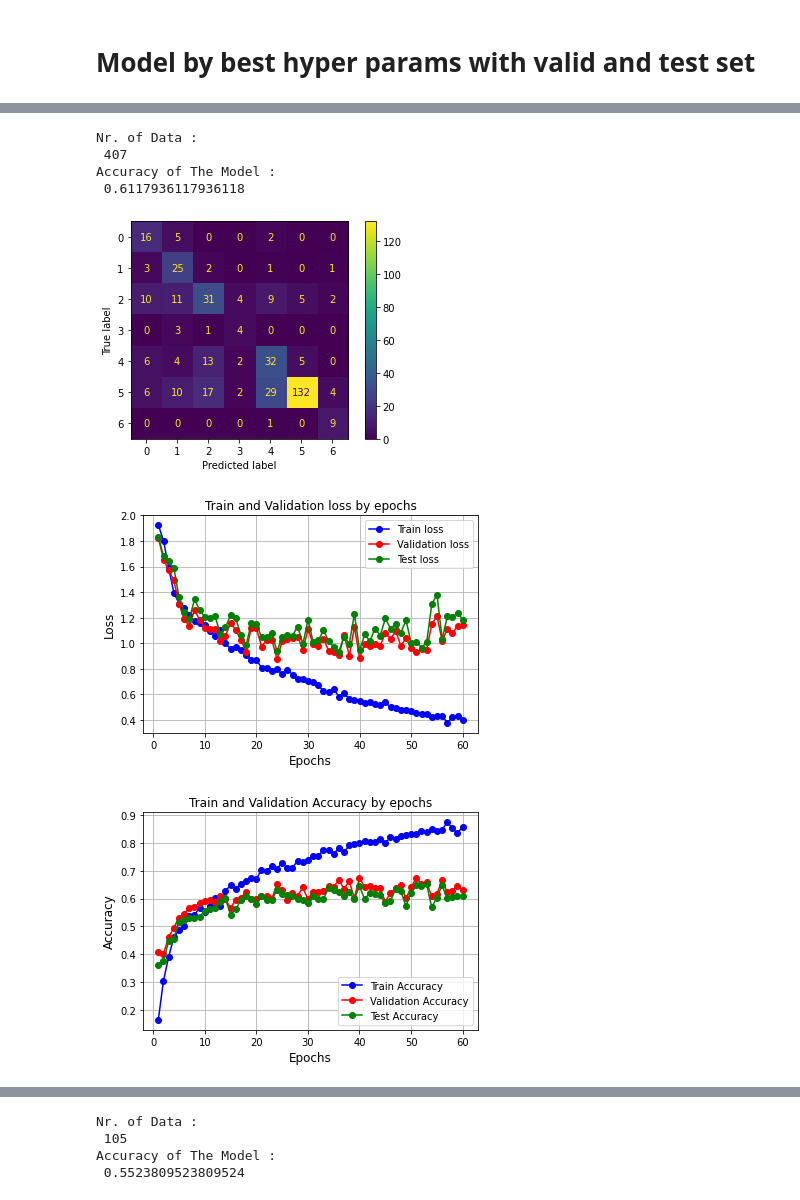
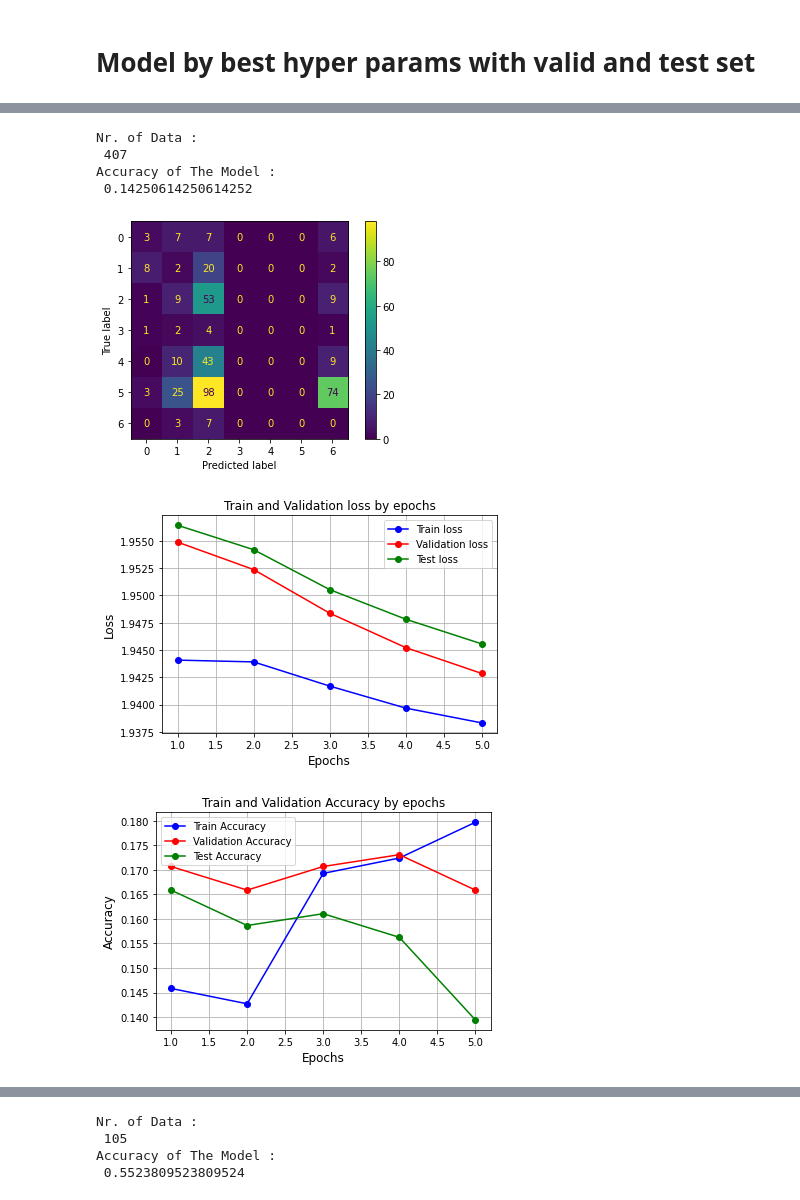
Before and after one commit to sepandms/SkinCare, a Jupyter notebook: CNN_AutoEconder.ipynb, the cells around one changed output, grey strips where cells are left out. Saved outputs shown, nothing was run; the diff lists cells and outputs as text; code cells hidden in the pictures.

```diff
--- a/CNN_AutoEconder.ipynb
+++ b/CNN_AutoEconder.ipynb
@@ -3,9 +3,8 @@
 # %%
 from google.colab import drive
 drive.mount('/content/drive')
-G_path = '/content/drive/MyDrive/DataSources/SkinCare/'
-G_data = '/content/drive/MyDrive/DataSources/SkinCare/DataSet_280x210/'
-G_save = G_path + 'Saved/'
+G_path = '/content/drive/MyDrive/DataSources/SkinCare'
+G_save = G_path + '/Saved/'
 !pip install pickle5
 # %% [output]
 Drive already mounted at /content/drive; to attempt to forcibly remount, call drive.mount("/content/drive", force_remount=True).
@@ -897,23 +897 @@ Max Test Acc:  0.6421568627450981
-# %%
-def plot_loss_accuracy(model_):
-    epochs_X = [i for i in range(1, len( list(model_['train_epoch_loss'])[0]) +1)]
-    plt.subplots(figsize=(6,4))
-    plt.plot(epochs_X , list(model_.train_epoch_loss)[0] , 'bo-', label='Train loss')
-    plt.plot(epochs_X , list(model_.valid_epoch_loss)[0],'ro-', label='Validation loss')
-    plt.plot(epochs_X , list(model_.test_epoch_loss)[0],'go-', label='Test loss')
-    plt.xlabel("Epochs", fontsize = 12)
-    plt.ylabel("Loss", fontsize = 12)
-    plt.grid()
-    plt.legend()
-    plt.title('Train and Validation loss by epochs')
-    plt.show()
-    plt.plot(epochs_X , list(model_.train_epoch_acc)[0] , 'bo-', label='Train Accuracy')
-    plt.plot(epochs_X , list(model_.valid_epoch_acc)[0] ,'ro-', label='Validation Accuracy')
-    plt.plot(epochs_X , list(model_.test_epoch_acc)[0] ,'go-', label='Test Accuracy')
-    plt.xlabel("Epochs", fontsize = 12)
-    plt.ylabel("Accuracy", fontsize = 12)
-    plt.grid()
-    plt.legend()
-    plt.title('Train and Validation Accuracy by epochs')
-    plt.show()
 # %%
@@ -972,14 +922,14 @@ Accuracy of The Model :
 # %%
 print_epochs = True
 
-param1 = {'LR': 1e-3,
- 'Momentum': 0.9,
+param1 = {'LR': 1e-4,
+ 'Momentum': 0.8,
  'Net': CNN_Nets.Net8,
- 'batch_size': 24,
- 'epochs': 60,
+ 'batch_size': 32,
+ 'epochs': 5,
  'loss_func': torch.nn.modules.loss.CrossEntropyLoss,
  'opt_func': torch.optim.SGD,
- 'weight_decay': 1e-2}
+ 'weight_decay': 1e-7}
 
 # with data loader
 Model_Best_Grid = Model_Training_with_loader(**param1,w_sampler = w_sampler , trainDataset = trainDataset, validDataset = validDataset , X_test = X_test, Y_test = Y_test, print_epochs =print_epochs,hyper_params=param1)
@@ -1010,18 +948,18 @@ Model_Best_Grid.train()
 # %%
 model_ = Model_Best_Grid
-model_1 = model_.model.eval().to('cpu')
-X = input_data[2]
+model_1 = model_.model.eval()
+X = input_data[2].to(device)
 Y = labels[2]
-Y_pred = model_1(X).argmax(dim=1)
+Y_pred = model_1(X).argmax(dim=1).to('cpu')
 results = confusion_matrix(Y,Y_pred)
 plot_loss_accuracy(model_)
 results
 # %% [output]
 Nr. of Data :
  407
 Accuracy of The Model :
- 0.6117936117936118
+ 0.14250614250614252
-[figure, old version]
+[figure, new version]
-[figure, old version]
+[figure, new version]
-[figure, old version]
+[figure, new version]
 |  | weights | Precision | Recall_Sensitivity | Specificity | f1_score |
```
Also changed, not shown: parts of 12 cells of this notebook.
